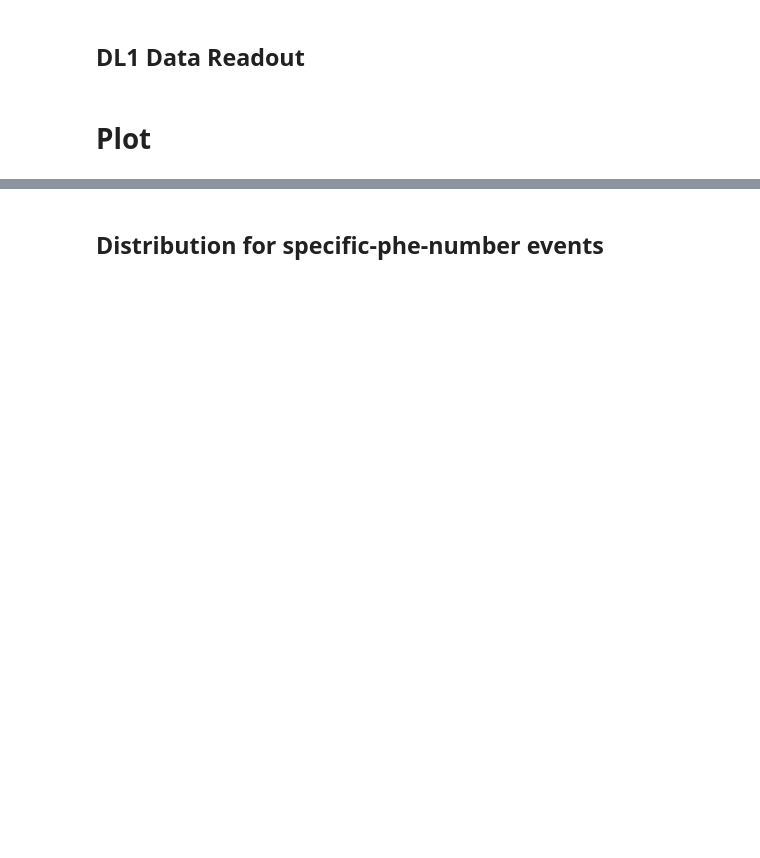
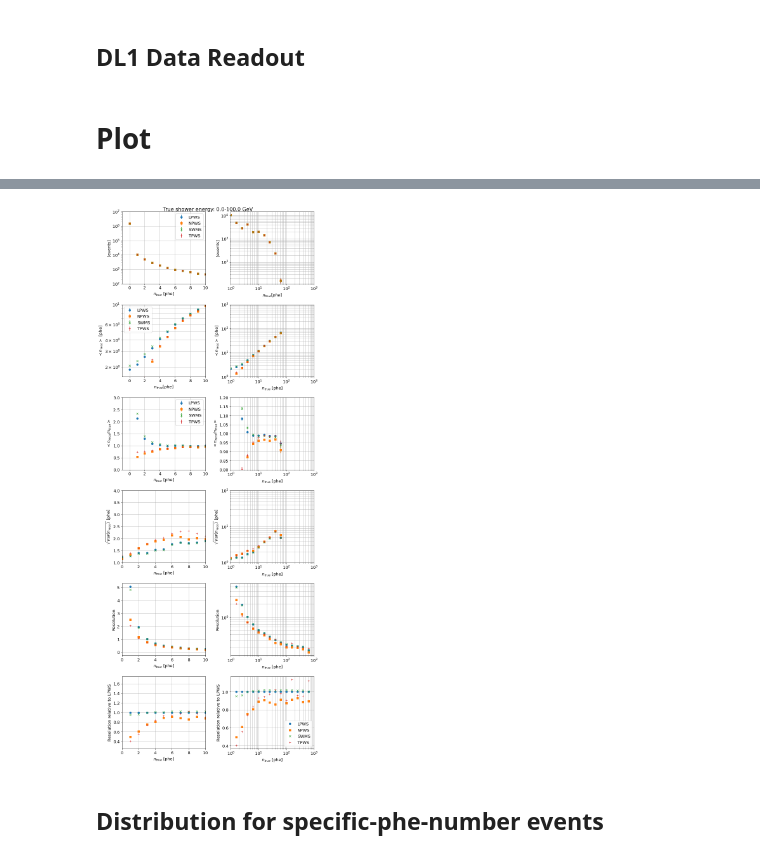
Before and after one commit to Mitsunari-Takahashi/cta-analysis, a Jupyter notebook: lst-pulselevel/compare_lowlevel_analyses.ipynb, the cells around one changed output, grey strips where cells are left out. Cells and saved outputs as stored; diff of their text form; code cells hidden in the pictures; blank space fills up the shorter version.

```diff
--- a/lst-pulselevel/compare_lowlevel_analyses.ipynb
+++ b/lst-pulselevel/compare_lowlevel_analyses.ipynb
@@ -162,0 +361,8 @@ Adding [PosixPath('/fefs/aswg/data/mc/DL0/20200629_prod5_trans_80/proton/zenith_
+# %%
+dl0_datum_list = []
+for idatum, dl0_path in enumerate(dl0_paths):
+    dl0_datum_list.append(DL0DataSingleFile(name='{0}_{1}'.format(dl0_data.name, idatum),
+                                            file_path=dl0_path,
+                                            emin=EMIN, emax=EMAX,
+                                            tel_id=tel_id))
+dl0_data.add_data(datum_list=dl0_datum_list)
@@ -194,32 +454,33 @@ HILLASES_OF_INTEREST = ['intensity', 'length', 'width']
 # %%
-for lowlevel_config in lowlevel_configs:
-    lowlevel_config.read_dl1(event_used, tel_id=1, hillas_parameters=HILLASES_OF_INTEREST)#emin=EMIN, emax=EMAX)
-    if len(lowlevel_config.dl1_reco_phe)!=len(true_phe):
-        logger.critical('The pulse number of DL0 and DL1 does not match!!!')
+#for lowlevel_config in lowlevel_configs:
+#    lowlevel_config.read_dl1(event_used, tel_id=1, hillas_parameters=HILLASES_OF_INTEREST)#emin=EMIN, emax=EMAX)
+#    if len(lowlevel_config.dl1_reco_phe)!=len(true_phe):
+#        logger.critical('The pulse number of DL0 and DL1 does not match!!!')
 # %%
 for lowlevel_config in lowlevel_configs:
-    lowlevel_config.calc_correlations(true_phe)
+    dl1_data_dict[lowlevel_config].make_hist_pulselevel()
 # %% [markdown]
 # Plot
 # %%
 lowlevel_config_benchmark = lowlevel_configs[0]
+dl1_data_benchmark = dl1_data_dict[lowlevel_config_benchmark]
 
 fig, axes = plt.subplots(6, 2, figsize=(10, 25))
 fig.suptitle('True shower energy: {0:.1f}-{1:.1f} GeV'.format(EMIN.to(u.GeV).value, EMAX.to(u.GeV).value), fontsize=16)
 for i, lowlevel_config in enumerate(lowlevel_configs):
-
+    dl1_data = dl1_data_dict[lowlevel_config]
     iax = 0
 
     # Linear X-axis
-    xvalues = (lowlevel_config.reco_stats['mean'][1][:-1])
+    xvalues = (dl1_data.reco_phe_stats['mean'][1][:-1])
 
     # Log X-axis
-    logxvalues = (lowlevel_config.reco_stats_log['mean'][1][:-1])
+    logxvalues = (dl1_data.reco_phe_stats_log['mean'][1][:-1])
 
     # Event count
     axes[iax][0].errorbar(xvalues, \
-                          lowlevel_config.reco_stats['count'][0], \
-                          yerr=np.sqrt(lowlevel_config.reco_stats['count'][0]), \
+                          dl1_data.reco_phe_stats['count'][0], \
+                          yerr=np.sqrt(dl1_data.reco_phe_stats['count'][0]), \
                           fmt=MARKER_STYLES[i%len(MARKER_STYLES)], \
                           label=lowlevel_config.abbreviation)
     axes[iax][0].grid(True, which='major', axis='both')
@@ -232,8 +493,8 @@ for i, lowlevel_config in enumerate(lowlevel_configs):
 
 
     axes[iax][1].errorbar(logxvalues, \
-                          lowlevel_config.reco_stats_log['count'][0], \
-                          yerr=np.sqrt(lowlevel_config.reco_stats_log['count'][0]), \
+                          dl1_data.reco_phe_stats_log['count'][0], \
+                          yerr=np.sqrt(dl1_data.reco_phe_stats_log['count'][0]), \
                           fmt=MARKER_STYLES[i%len(MARKER_STYLES)], \
                           label=lowlevel_config.abbreviation)
     axes[iax][1].set_xscale('log')
@@ -247,8 +508,8 @@ for i, lowlevel_config in enumerate(lowlevel_configs):
     iax += 1
 
     axes[iax][0].errorbar(xvalues, \
-                          lowlevel_config.reco_stats['mean'][0], \
-                          yerr=lowlevel_config.reco_stats['std'][0]/np.sqrt(lowlevel_config.reco_stats['count'][0]), \
+                          dl1_data.reco_phe_stats['mean'][0], \
+                          yerr=dl1_data.reco_phe_stats['std'][0]/np.sqrt(dl1_data.reco_phe_stats['count'][0]), \
                           fmt=MARKER_STYLES[i%len(MARKER_STYLES)], \
                           label=lowlevel_config.abbreviation)
     axes[iax][0].grid(True, which='both', axis='both')
@@ -261,8 +522,8 @@ for i, lowlevel_config in enumerate(lowlevel_configs):
 
 
     axes[iax][1].errorbar(logxvalues, \
-                          lowlevel_config.reco_stats_log['mean'][0], \
-                          yerr=lowlevel_config.reco_stats_log['std'][0]/np.sqrt(lowlevel_config.reco_stats_log['count'][0]), \
+                          dl1_data.reco_phe_stats_log['mean'][0], \
+                          yerr=dl1_data.reco_phe_stats_log['std'][0]/np.sqrt(dl1_data.reco_phe_stats_log['count'][0]), \
                           fmt=MARKER_STYLES[i%len(MARKER_STYLES)], \
                           label=lowlevel_config.abbreviation)
     axes[iax][1].set_xscale('log')
@@ -276,8 +537,8 @@ for i, lowlevel_config in enumerate(lowlevel_configs):
     iax += 1
 
     axes[iax][0].errorbar(xvalues[1:], \
-                          lowlevel_config.reco_frac_stats['mean'][0][1:], \
-                          yerr=lowlevel_config.reco_frac_stats['std'][0][1:]/np.sqrt(lowlevel_config.reco_frac_stats['count'][0][1:]), \
+                          dl1_data.reco_phe_frac_stats['mean'][0][1:], \
+                          yerr=dl1_data.reco_phe_frac_stats['std'][0][1:]/np.sqrt(dl1_data.reco_phe_frac_stats['count'][0][1:]), \
                           fmt=MARKER_STYLES[i%len(MARKER_STYLES)], \
                     label=lowlevel_config.abbreviation)
     axes[iax][0].grid(True, which='both', axis='both')
@@ -288,8 +549,8 @@ for i, lowlevel_config in enumerate(lowlevel_configs):
 
     # Log X-axis
     axes[iax][1].errorbar(logxvalues, \
-                          lowlevel_config.reco_frac_stats_log['mean'][0], \
-                          yerr=lowlevel_config.reco_frac_stats_log['std'][0]/np.sqrt(lowlevel_config.reco_frac_stats_log['count'][0]), \
+                          dl1_data.reco_phe_frac_stats_log['mean'][0], \
+                          yerr=dl1_data.reco_phe_frac_stats_log['std'][0]/np.sqrt(dl1_data.reco_phe_frac_stats_log['count'][0]), \
                           fmt=MARKER_STYLES[i%len(MARKER_STYLES)], \
                           label=lowlevel_config.abbreviation)
     axes[iax][1].set_xscale('log')
@@ -302,7 +563,7 @@ for i, lowlevel_config in enumerate(lowlevel_configs):
     iax += 1
 
     axes[iax][0].plot(xvalues, \
-                    lowlevel_config.reco_stats['std'][0], MARKER_STYLES[i%len(MARKER_STYLES)], \
+                    dl1_data.reco_phe_stats['std'][0], MARKER_STYLES[i%len(MARKER_STYLES)], \
                     label=lowlevel_config.abbreviation)
     axes[iax][0].grid(True, which='both', axis='both')
     axes[iax][0].set_xlim(0, 10)
@@ -311,7 +572,7 @@ for i, lowlevel_config in enumerate(lowlevel_configs):
     axes[iax][0].set_ylabel(r'$\sqrt{Var(n_{reco})}$ [phe]')
 
     axes[iax][1].plot(logxvalues, \
-                    lowlevel_config.reco_stats_log['std'][0], MARKER_STYLES[i%len(MARKER_STYLES)], \
+                    dl1_data.reco_phe_stats_log['std'][0], MARKER_STYLES[i%len(MARKER_STYLES)], \
                     label=lowlevel_config.abbreviation)
     axes[iax][1].set_xscale('log')
     axes[iax][1].set_yscale('log')
@@ -323,8 +584,8 @@ for i, lowlevel_config in enumerate(lowlevel_configs):
 
     iax += 1
     axes[iax][0].plot(xvalues[1:], \
-                    lowlevel_config.reco_stats['std'][0][1:] / \
-                    (lowlevel_config.reco_stats['mean'][0][1:]-lowlevel_config.mean_phe_true0), \
+                    dl1_data.reco_phe_stats['std'][0][1:] / \
+                    (dl1_data.reco_phe_stats['mean'][0][1:]-dl1_data.mean_phe_true0), \
                     MARKER_STYLES[i%len(MARKER_STYLES)], \
                     label=lowlevel_config.abbreviation)
     axes[iax][0].grid(True, which='both', axis='both')
@@ -333,8 +594,8 @@ for i, lowlevel_config in enumerate(lowlevel_configs):
     axes[iax][0].set_ylabel('Resolution') #(r'$\sqrt{Var(n_{reco})} / (\bar{n}_{reco}-\bar{n}_{reco}(n_{true}=0))$')
 
     axes[iax][1].plot(logxvalues[1:], \
-                    lowlevel_config.reco_stats['std'][0][1:len(logxvalues)] / \
-                    (lowlevel_config.reco_stats['mean'][0][1:len(logxvalues)]-lowlevel_config.mean_phe_true0), \
+                    dl1_data.reco_phe_stats['std'][0][1:len(logxvalues)] / \
+                    (dl1_data.reco_phe_stats['mean'][0][1:len(logxvalues)]-dl1_data.mean_phe_true0), \
                     MARKER_STYLES[i%len(MARKER_STYLES)], \
                     label=lowlevel_config.abbreviation)
     axes[iax][1].set_xscale('log')
@@ -347,10 +608,10 @@ for i, lowlevel_config in enumerate(lowlevel_configs):
 
     iax += 1
     axes[iax][0].plot(xvalues[1:], \
-                      lowlevel_config.reco_stats['std'][0][1:] / \
-                      lowlevel_config_benchmark.reco_stats['std'][0][1:] / \
-                      (lowlevel_config.reco_stats['mean'][0][1:]-lowlevel_config.mean_phe_true0) * \
-                      (lowlevel_config_benchmark.reco_stats['mean'][0][1:]-lowlevel_config_benchmark.mean_phe_true0), \
+                      dl1_data.reco_phe_stats['std'][0][1:] / \
+                      dl1_data_benchmark.reco_phe_stats['std'][0][1:] / \
+                      (dl1_data.reco_phe_stats['mean'][0][1:]-dl1_data.mean_phe_true0) * \
+                      (dl1_data_benchmark.reco_phe_stats['mean'][0][1:]-dl1_data_benchmark.mean_phe_true0), \
                       MARKER_STYLES[i%len(MARKER_STYLES)], label=lowlevel_config.abbreviation)
     axes[iax][0].grid(True, which='both', axis='both')
     axes[iax][0].set_xlim(0, 10)
@@ -359,10 +620,10 @@ for i, lowlevel_config in enumerate(lowlevel_configs):
     axes[iax][0].set_ylabel('Resolution relative to {0}'.format(lowlevel_config_benchmark.abbreviation))
 
     axes[iax][1].plot(logxvalues[1:], \
-                      lowlevel_config.reco_stats['std'][0][1:len(logxvalues)] / \
-                      lowlevel_config_benchmark.reco_stats['std'][0][1:len(logxvalues)] / \
-                      (lowlevel_config.reco_stats['mean'][0][1:len(logxvalues)]-lowlevel_config.mean_phe_true0) * \
-                      (lowlevel_config_benchmark.reco_stats['mean'][0][1:len(logxvalues)]-lowlevel_config_benchmark.mean_phe_true0), \
+                      dl1_data.reco_phe_stats['std'][0][1:len(logxvalues)] / \
+                      dl1_data_benchmark.reco_phe_stats['std'][0][1:len(logxvalues)] / \
+                      (dl1_data.reco_phe_stats['mean'][0][1:len(logxvalues)]-dl1_data.mean_phe_true0) * \
+                      (dl1_data_benchmark.reco_phe_stats['mean'][0][1:len(logxvalues)]-dl1_data_benchmark.mean_phe_true0), \
                       MARKER_STYLES[i%len(MARKER_STYLES)], label=lowlevel_config.abbreviation)
     axes[iax][1].set_xscale('log')
     #axes[iax][1].set_yscale('log')
@@ -376,3 +637,4 @@ axes[0][0].legend(loc=0)
 axes[2][0].legend(loc=0)
 axes[5][1].legend(loc=0)
 plt.tight_layout()
+# %% [output]
@@ -379,3 +649,4 @@ plt.tight_layout()
+[figure, added]
 # %% [markdown]
 ## Distribution for specific-phe-number events
 # %%
```
Also changed, not shown: parts of 44 cells of this notebook, 10 other files.
